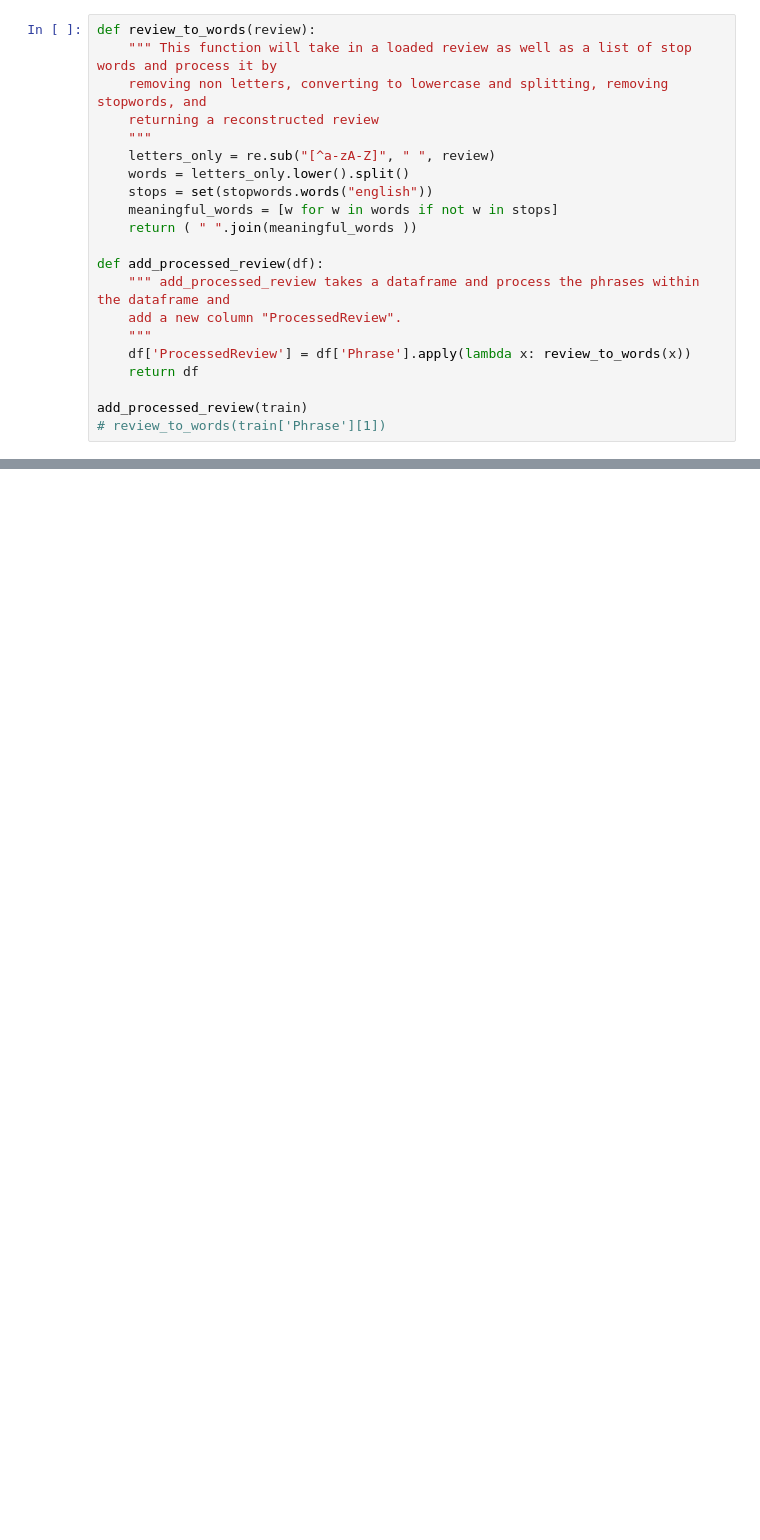
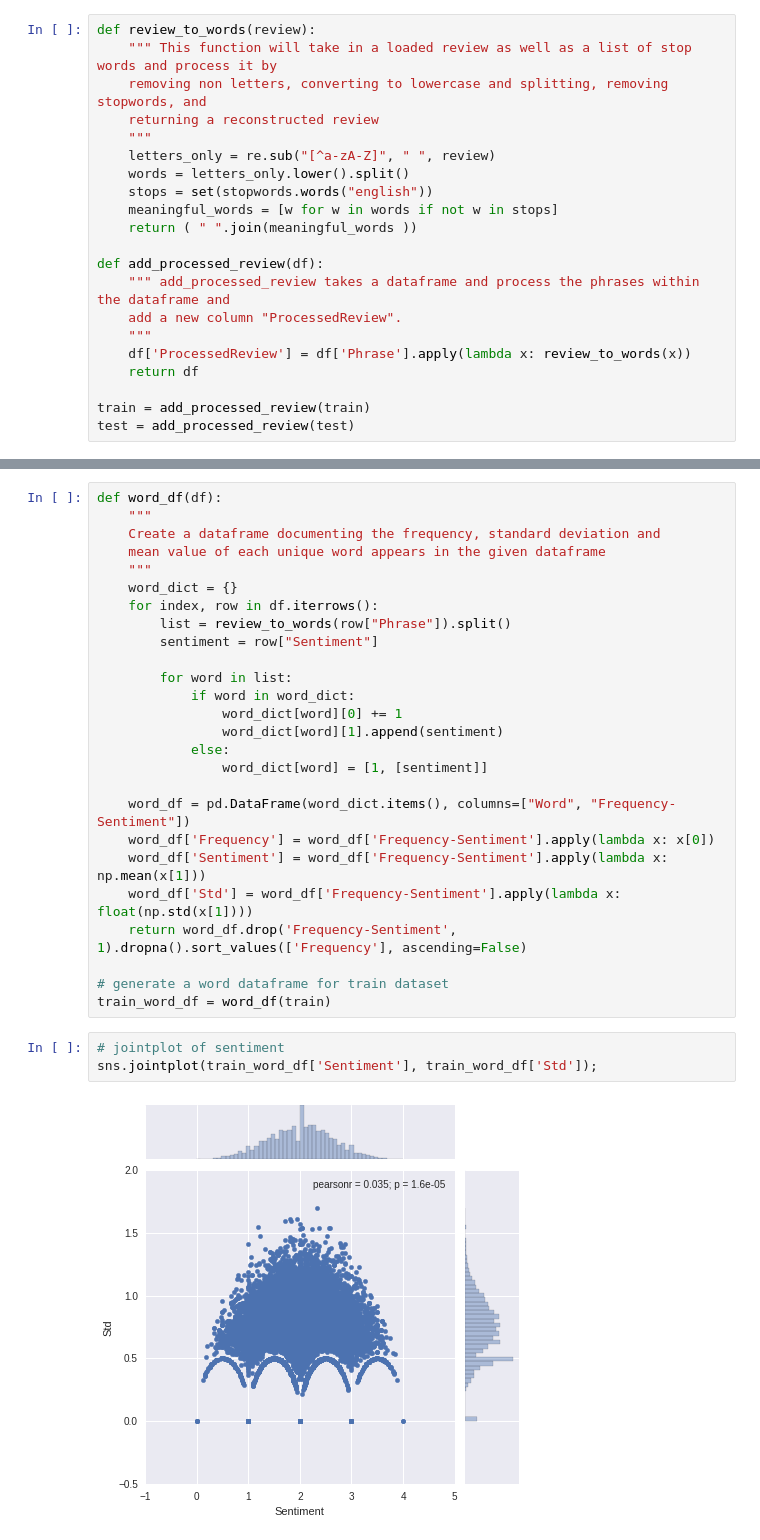
Before and after one commit to YuzhongHuang/DataScience16CYOA, a Jupyter notebook: Model_Iteration_1.ipynb, the cells around one changed output, grey strips where cells are left out. Saved outputs shown, nothing was run; the diff lists cells and outputs as text; blank space fills up the shorter version.

```diff
--- a/Model_Iteration_1.ipynb
+++ b/Model_Iteration_1.ipynb
@@ -64,5 +82,5 @@ def add_processed_review(df):
     df['ProcessedReview'] = df['Phrase'].apply(lambda x: review_to_words(x))
     return df
 
-add_processed_review(train)
-# review_to_words(train['Phrase'][1])
+train = add_processed_review(train)
+test = add_processed_review(test)
@@ -119,0 +152,31 @@ def idf(data):
+# %%
+def word_df(df):
+    """
+    Create a dataframe documenting the frequency, standard deviation and
+    mean value of each unique word appears in the given dataframe
+    """
+    word_dict = {}
+    for index, row in df.iterrows():
+        list = review_to_words(row["Phrase"]).split()
+        sentiment = row["Sentiment"]
+
+        for word in list:
+            if word in word_dict:
+                word_dict[word][0] += 1
+                word_dict[word][1].append(sentiment)
+            else:
+                word_dict[word] = [1, [sentiment]]
+
+    word_df = pd.DataFrame(word_dict.items(), columns=["Word", "Frequency-Sentiment"])
+    word_df['Frequency'] = word_df['Frequency-Sentiment'].apply(lambda x: x[0])
+    word_df['Sentiment'] = word_df['Frequency-Sentiment'].apply(lambda x: np.mean(x[1]))
+    word_df['Std'] = word_df['Frequency-Sentiment'].apply(lambda x: float(np.std(x[1])))
+    return word_df.drop('Frequency-Sentiment', 1).dropna().sort_values(['Frequency'], ascending=False)
+
+# generate a word dataframe for train dataset
+train_word_df = word_df(train)
+# %%
+# jointplot of sentiment
+sns.jointplot(train_word_df['Sentiment'], train_word_df['Std']);
+# %% [output]
+[figure, added]
```
Also changed, not shown: parts of 21 cells of this notebook, 4 other files.
